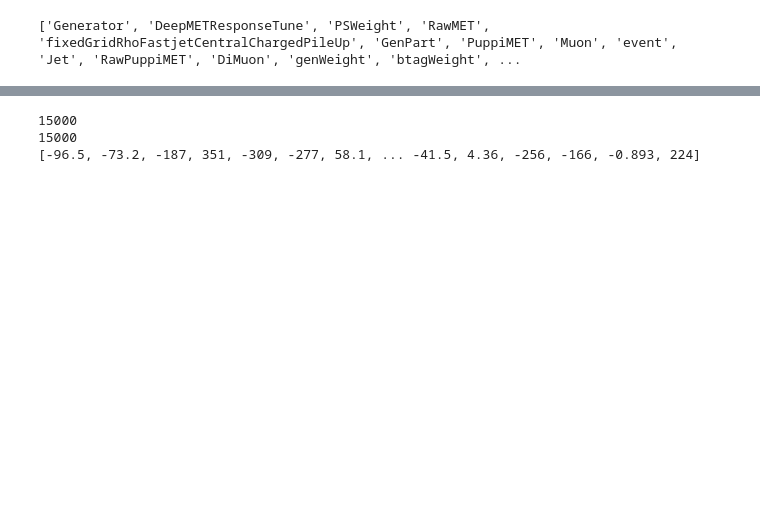
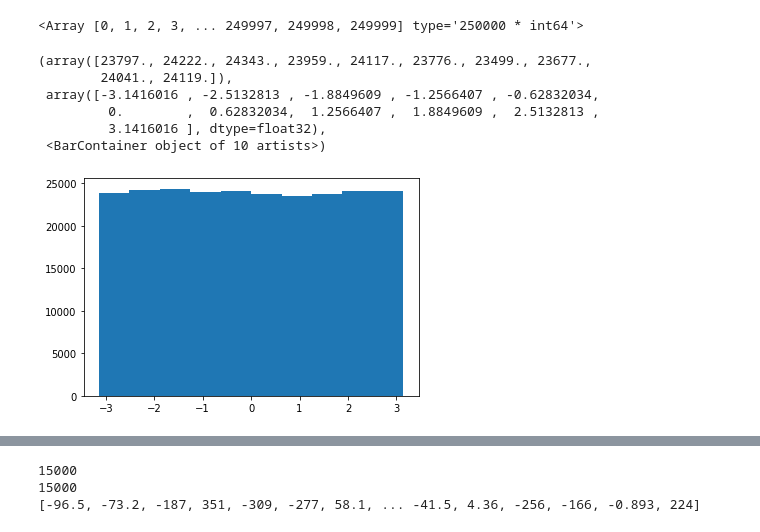
Before and after one commit to annamasce/disp_muon_studies, a Jupyter notebook: notebooks/SV_studies.ipynb, the cells around one changed output, grey strips where cells are left out. Drawn from its saved outputs; the diff is of its cells as text; code cells hidden in the pictures; blank space fills up the shorter version.

```diff
--- a/notebooks/SV_studies.ipynb
+++ b/notebooks/SV_studies.ipynb
@@ -49,13 +47,22 @@ def set_hist2d_style(h2, title, title_x, title_y):
 
     return h2
 # %%
-# file_path = "/Users/mascella/cernbox/Analysis_files/HeavyNeutrino_trilepton_M-1_V-0_0949736805647_mu_massiveAndCKM_LO/merged_0.root"
-file_path = "/Users/mascella/cernbox_shared_with_you/test/displaced_dimuon.root"
-# events = uproot.concatenate([file_path_1+":Events", file_path_2+":Events"])
+file_path = "/Users/mascella/cernbox/disp_muons/disp_muons_HNL1_svFix.root"
 events = NanoEventsFactory.from_root(file_path, schemaclass=NanoAODSchema).events()
-print(events.fields)
+events["index"] = ak.Array(range(0, len(events)))
+events.index
 # %% [output]
-['Generator', 'DeepMETResponseTune', 'PSWeight', 'RawMET', 'fixedGridRhoFastjetCentralChargedPileUp', 'GenPart', 'PuppiMET', 'Muon', 'event', 'Jet', 'RawPuppiMET', 'DiMuon', 'genWeight', 'btagWeight', ...
+<Array [0, 1, 2, 3, ... 249997, 249998, 249999] type='250000 * int64'>
+# %%
+plt.hist(np.array(ak.flatten(events.DSAMuon.phi, axis=-1)))
+# %% [output]
+(array([23797., 24222., 24343., 23959., 24117., 23776., 23499., 23677.,
+        24041., 24119.]),
+ array([-3.1416016 , -2.5132813 , -1.8849609 , -1.2566407 , -0.62832034,
+         0.        ,  0.62832034,  1.2566407 ,  1.8849609 ,  2.5132813 ,
+         3.1416016 ], dtype=float32),
+ <BarContainer object of 10 artists>)
+[figure, added]
 # %%
 hnl_muons = events.GenPart[(np.abs(events.GenPart.pdgId) == 13) & (events.GenPart.status == 1) & (
                 events.GenPart.distinctParentIdxG != -1)]
```
Also changed, not shown: parts of 8 cells of this notebook, 4 other files.
